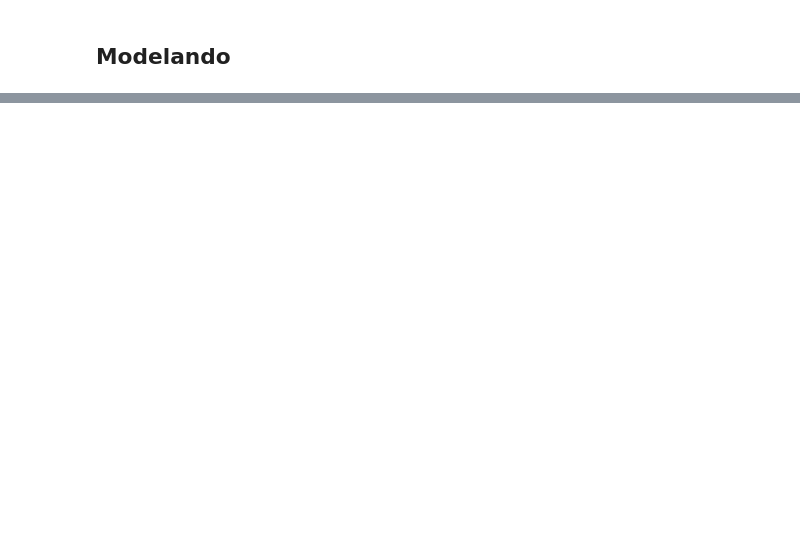
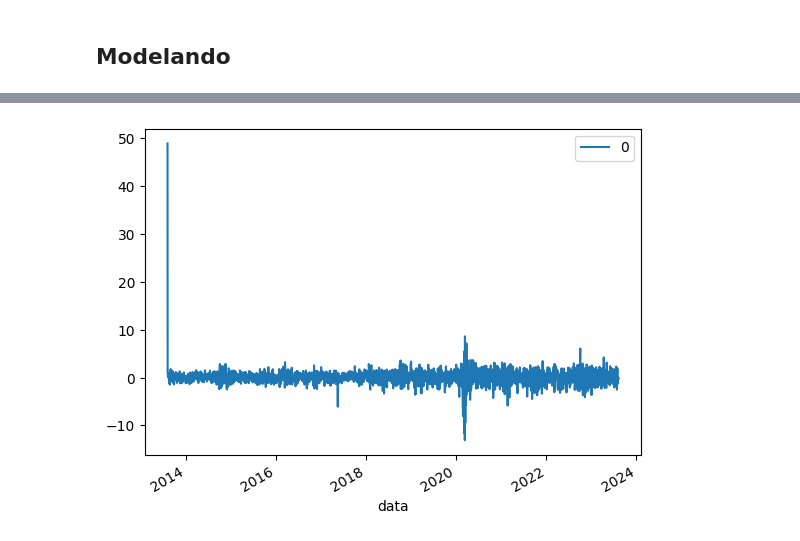
Before and after one commit to jorgeplatero/postech_techchallenge_fase_2, a Jupyter notebook: notebook.ipynb, the cells around one changed output, grey strips where cells are left out. Drawn from its saved outputs; the diff is of its cells as text; code cells hidden in the pictures; blank space fills up the shorter version.

```diff
--- a/notebook.ipynb
+++ b/notebook.ipynb
@@ -380,0 +387,5 @@ df
+# %%
+#ARIMA(p, d, q)
+model = ARIMA(df, order = (7, 1, 1))
+# %%
+model_fit = model.fit()
@@ -380,0 +413,9 @@ df
+# %%
+#plot residuais
+from pandas import DataFrame
+residuals = DataFrame(model_fit.resid)
+# %%
+residuals.plot()
+plt.show()
+# %% [output]
+[figure, added]
```
Also changed, not shown: parts of 38 cells of this notebook.
